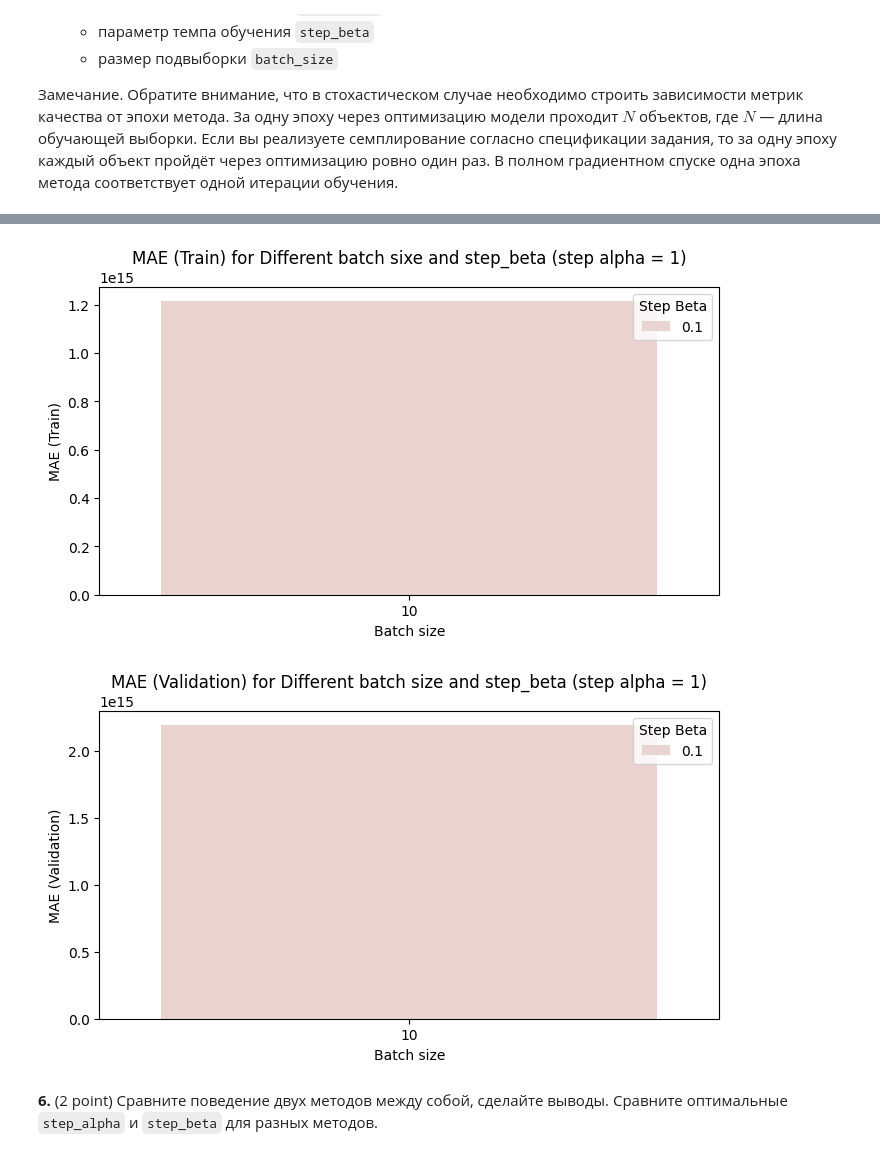
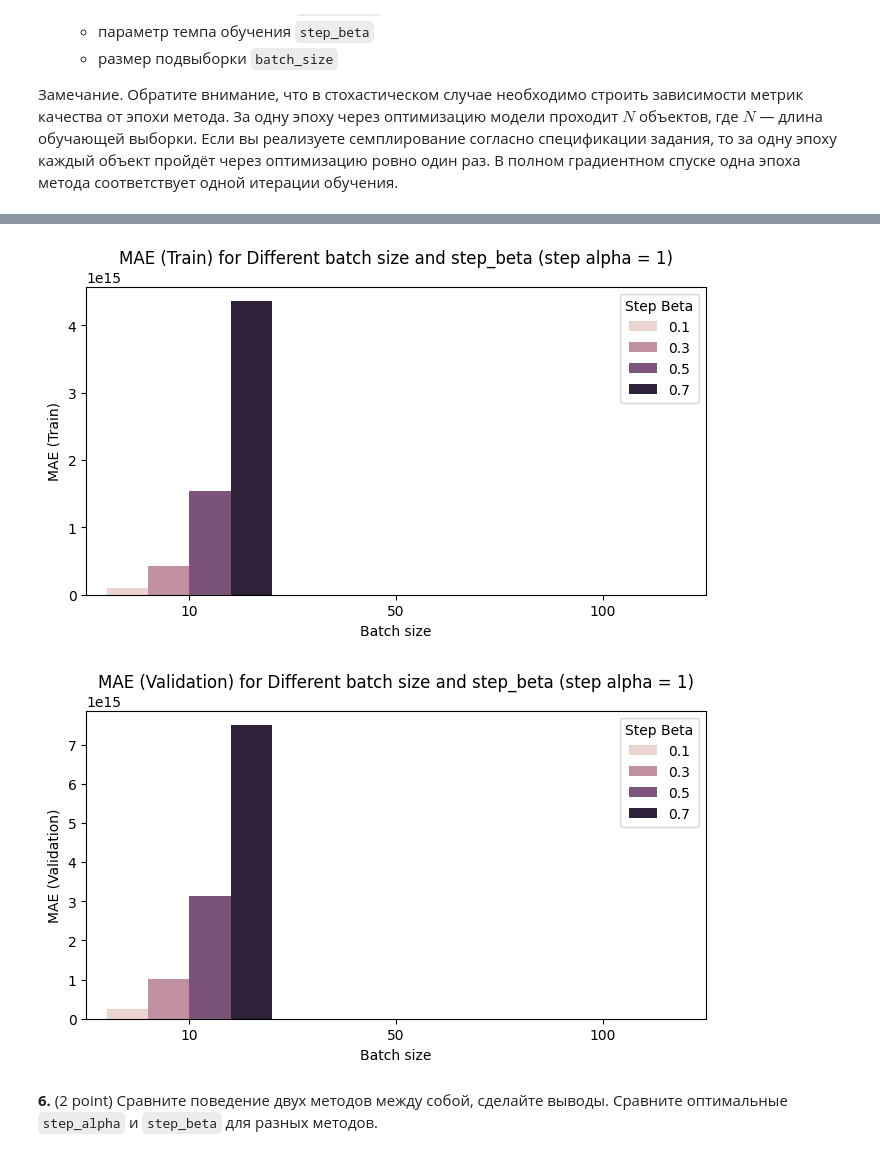
Before and after one commit to VictoryaChelina/ISP_ML1_2025_st, a Jupyter notebook: hw/hw2/ISP_HW2_LinearModel&Metrics.ipynb, the cells around one changed output, grey strips where cells are left out. Cells and saved outputs as stored; diff of their text form; code cells hidden in the pictures.

```diff
--- a/hw/hw2/ISP_HW2_LinearModel&Metrics.ipynb
+++ b/hw/hw2/ISP_HW2_LinearModel&Metrics.ipynb
@@ -392,9 +392,10 @@ history_alphas_betas_batches = test_with_params(
     y_train=y_train,
     X_val=X_val,
     y_val=y_val,
-    alphas=[0.1],
-    betas=[0.1],
-    batches=[10]
+    alphas=[0.1, 0.5, 1],
+    betas=[0.1, 0.3, 0.5, 0.7],
+    batches=[10, 50, 100],
+    trace=True
     )
 # %%
 history_alphas_betas_batches
@@ -483,22 +501,22 @@ plt.show()
 # %%
 plt.figure(figsize=(8, 4))
 sns.barplot(data=alphas_betas_batches_mae_df[alphas_betas_batches_mae_df['step_alpha'] == 1], x="batch_size", y="mae_train", hue="step_beta")
-plt.title("MAE (Train) for Different batch sixe and step_beta (step alpha = 1)")
+plt.title("MAE (Train) for Different batch size and step_beta (step alpha = 1)")
 plt.xlabel("Batch size")
 plt.ylabel("MAE (Train)")
 plt.legend(title="Step Beta")
 plt.show()
 
 plt.figure(figsize=(8, 4))
 sns.barplot(data=alphas_betas_batches_mae_df[alphas_betas_batches_mae_df['step_alpha'] == 1], x="batch_size", y="mae_val", hue="step_beta")
 plt.title("MAE (Validation) for Different batch size and step_beta (step alpha = 1)")
 plt.xlabel("Batch size")
 plt.ylabel("MAE (Validation)")
 plt.legend(title="Step Beta")
 plt.show()
 # %% [output]
-[figure, old version]
+[figure, new version]
-[figure, old version]
+[figure, new version]
 # %% [markdown]
 **6.** (2 point) Сравните поведение двух методов между собой, сделайте выводы. Сравните оптимальные ``step_alpha`` и ``step_beta`` для разных методов.
 # %%
```
Also changed, not shown: parts of 17 cells of this notebook, 1 other file.
